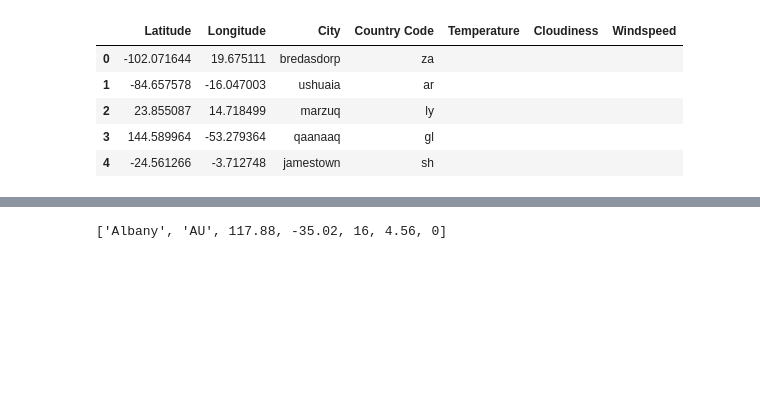
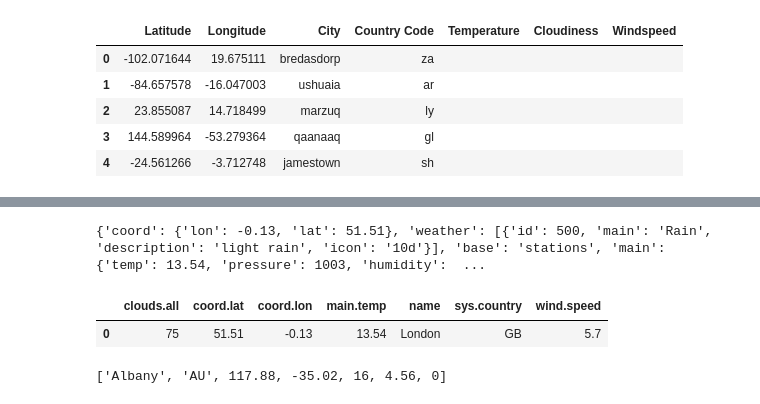
Before and after one commit to ehyoder/Weather_API, a Jupyter notebook: weather_hw.ipynb, the cells around one changed output, grey strips where cells are left out. Saved outputs shown, nothing was run; the diff lists cells and outputs as text; code cells hidden in the pictures; blank space fills up the shorter version.

Commit message:
weather hw

```diff
--- a/weather_hw.ipynb
+++ b/weather_hw.ipynb
@@ -162,2 +162,17 @@ No data found.
+# %%
+views = {"summary": ["name", "sys.country", "coord.lon", "coord.lat", "main.temp", "wind.speed", "clouds.all"]}
+settings = {"units": "metric", "appid": api_key2}
+data = owm.get_current("London,UK", **settings)
+data(*views["summary"])
+print(data)
+
+# return complete keys
+city_dict = data.get_dict(views["summary"])
+pd.DataFrame([city_dict])
+#{'main.temp': 18.56, 'main.humidity': 63, 'main.pressure': 1011}
+# %% [output]
+{'coord': {'lon': -0.13, 'lat': 51.51}, 'weather': [{'id': 500, 'main': 'Rain', 'description': 'light rain', 'icon': '10d'}], 'base': 'stations', 'main': {'temp': 13.54, 'pressure': 1003, 'humidity':  ...
+|  | clouds.all | coord.lat | coord.lon | main.temp | name | sys.country | wind.speed |
+| 0 | 75 | 51.51 | -0.13 | 13.54 | London | GB | 5.7 |
 # %%
 #import pandas as pd
```
Also changed, not shown: parts of 4 cells of this notebook.
